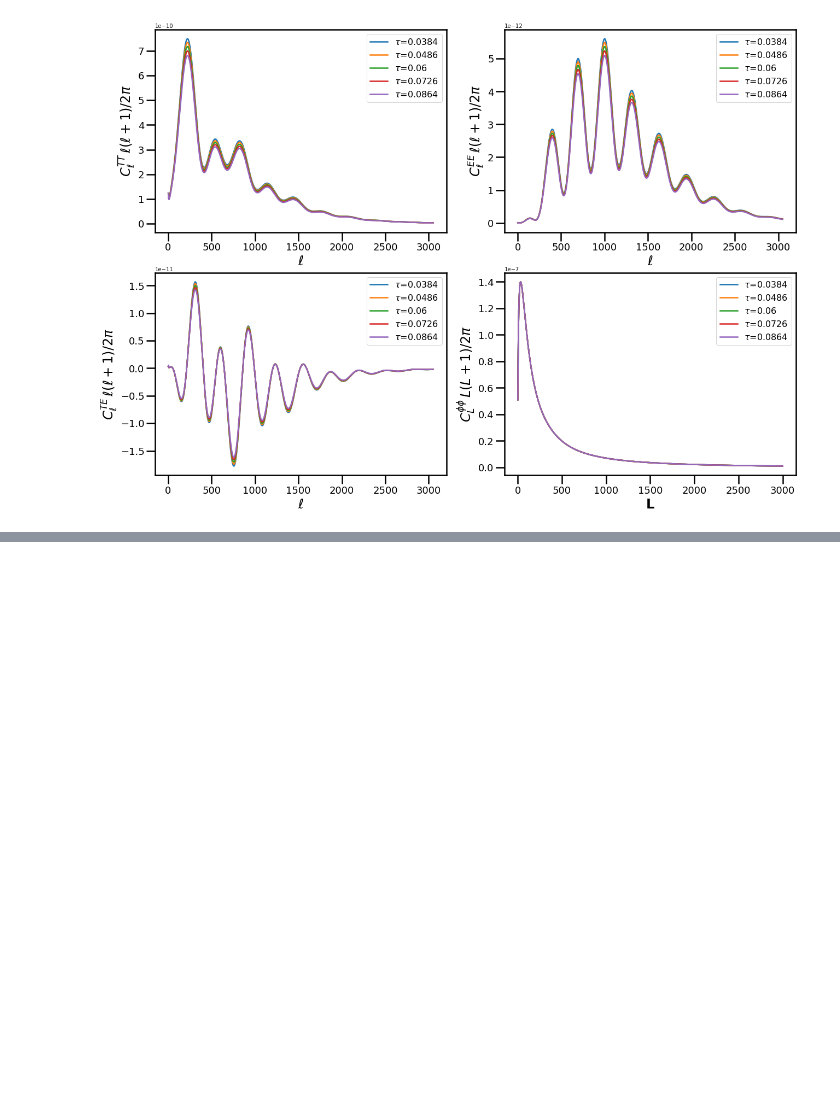
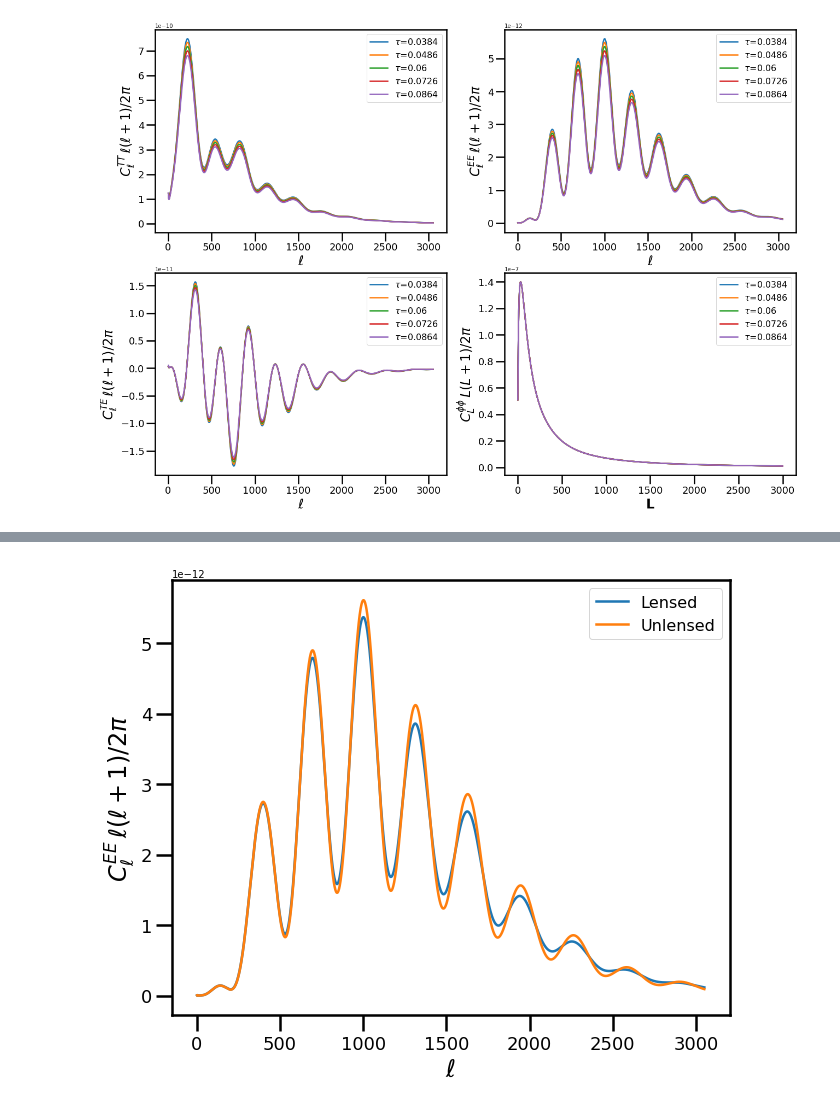
Before and after one commit to nbatta/SSI2017_CMB_COSMO, a Jupyter notebook: CMB Cosmology.ipynb, the cells around one changed output, grey strips where cells are left out. Cells and saved outputs as stored; diff of their text form; code cells hidden in the pictures; blank space fills up the shorter version.

Commit message:
finished unlensed

```diff
--- a/CMB Cosmology.ipynb
+++ b/CMB Cosmology.ipynb
@@ -63,7 +63,7 @@ def cmb_par_dependence(ellmax,outfile,param='om'):
     thk = 2.5
     rc('axes', linewidth=thk)
     figure(figsize=(21,15))
-    print legname
+    #print legname
     for jj in xrange(len(ranges)):
         if (param == 'om'):
             pars.set_cosmology(H0=67.5, ombh2=0.022, omch2=omh2[jj], mnu=0.06, omk=0, tau=0.06,YHe = 0.245)
@@ -121,18 +121,35 @@ def cmb_lense_dep(ellmax,outfile,spec="TT"):
     results = camb.get_results(pars)
     powers = results.get_cmb_power_spectra(pars)
     totCL  = powers['total']
+    unlensedCL=powers['unlensed_scalar']
+    ls = np.arange(totCL.shape[0])
 
     thk = 2.5
     rc('axes', linewidth=thk)
-    figure(figsize=(21,15))
-    xlab = [r"$\ell$"]
+    figure(figsize=(10,8))
+    xlab = r"$\ell$"
+    plt.xlabel(xlab,fontsize=24,weight='bold')
+    plt.tick_params(size=16,width=thk,labelsize = 18)
+
     if (spec == "TT"):
-        ylab = [r"$C^{TT}_\ell\,\ell(\ell + 1)/2\pi$"]
+        ylab = r"$C^{TT}_\ell\,\ell(\ell + 1)/2\pi$"
+        plt.plot(ls[2:],totCL[2:,0],linewidth=thk,label=r"Lensed")
+        plt.plot(ls[2:],unlensedCL[2:,0],linewidth=thk,label=r"Unlensed")
+    elif (spec == "EE"):
+        ylab = r"$C^{EE}_\ell\,\ell(\ell + 1)/2\pi$"
+        plt.plot(ls[2:],totCL[2:,1],linewidth=thk,label=r"Lensed")
+        plt.plot(ls[2:],unlensedCL[2:,1],linewidth=thk,label=r"Unlensed")
+    elif (spec == "TE"):
+        ylab = r"$C^{TE}_\ell\,\ell(\ell + 1)/2\pi$"
+        plt.plot(ls[2:],totCL[2:,1],linewidth=thk,label=r"Lensed")
+        plt.plot(ls[2:],unlensedCL[2:,1],linewidth=thk,label=r"Unlensed")
+    else:
+        return "not a valid spec option"
 
+    plt.ylabel(ylab,fontsize=24,weight='bold')
+    leg = legend(loc=1,prop={"size":16})
 
-
-    r"$C^{EE}_\ell\,\ell(\ell + 1)/2\pi$",
-            r"$C^{TE}_\ell\,\ell(\ell + 1)/2\pi$",r"$C^{\phi \phi}_L\,L(L + 1)/2\pi$"]
+    return
 # %% [output]
 Populating the interactive namespace from numpy and matplotlib
 # %% [markdown]
@@ -170,0 +203,4 @@ cmb_par_dependence(lmax,pdfhome+'blah.pdf',param='tau')
+# %%
+cmb_lense_dep(lmax,pdfhome+'blah.pdf',spec='EE')
+# %% [output]
+[figure, added]
```
Also changed, not shown: parts of 3 cells of this notebook.
